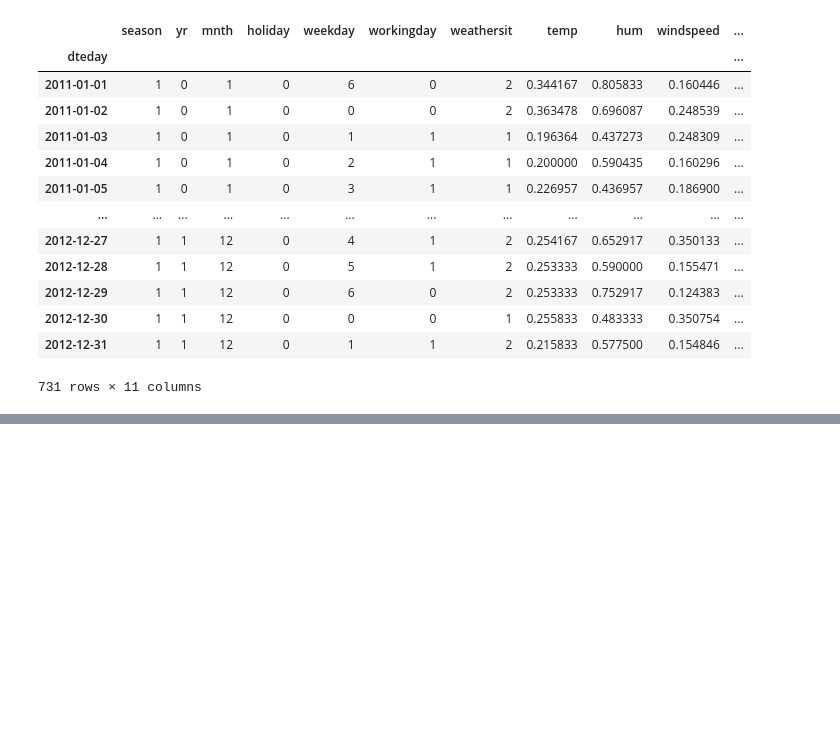
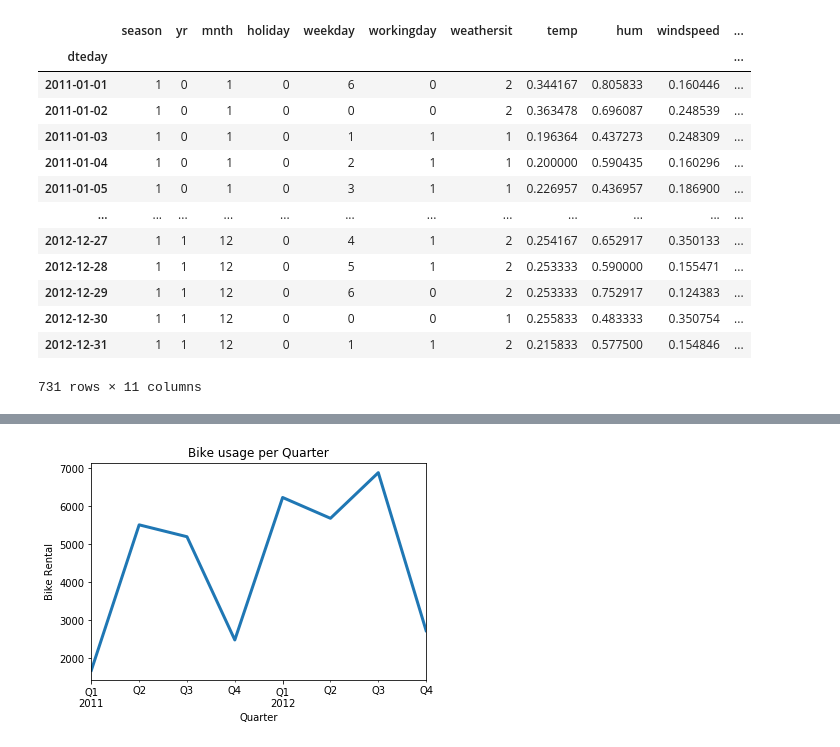
Before and after one commit to marcelounb/DeepLearning, a Jupyter notebook: Projeto3Marcelounb.ipynb, the cells around one changed output, grey strips where cells are left out. Saved outputs shown, nothing was run; the diff lists cells and outputs as text; code cells hidden in the pictures; blank space fills up the shorter version.

```diff
--- a/Projeto3Marcelounb.ipynb
+++ b/Projeto3Marcelounb.ipynb
@@ -130,0 +145,7 @@ bike.drop(labels='dteday', axis=1)
+# %%
+bike['cnt'].asfreq('Q').plot(linewidth = 3)
+plt.title('Bike usage per Quarter')
+plt.xlabel('Quarter')
+plt.ylabel('Bike Rental');
+# %% [output]
+[figure, added]
```
Also changed, not shown: parts of 25 cells of this notebook.
